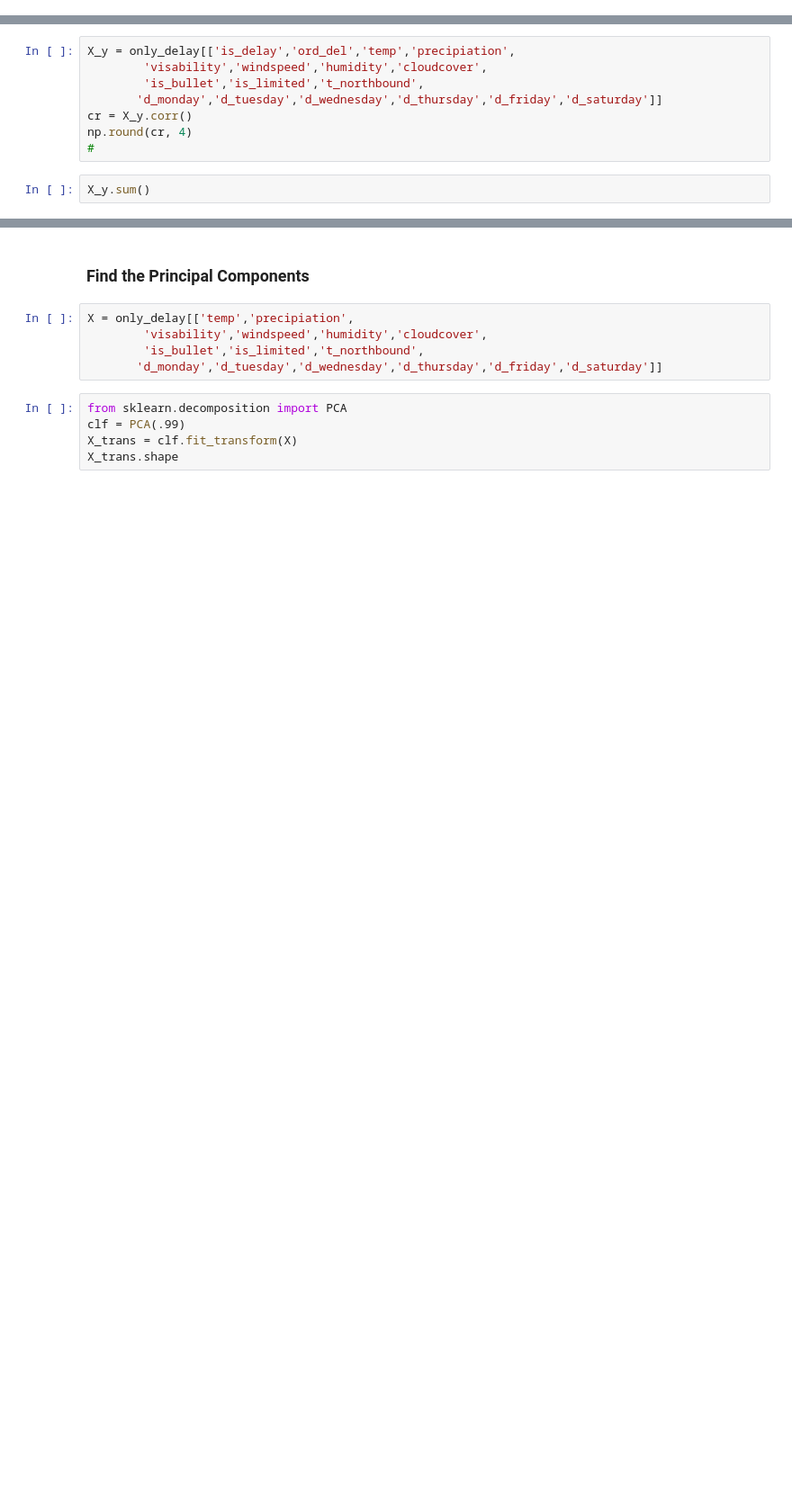
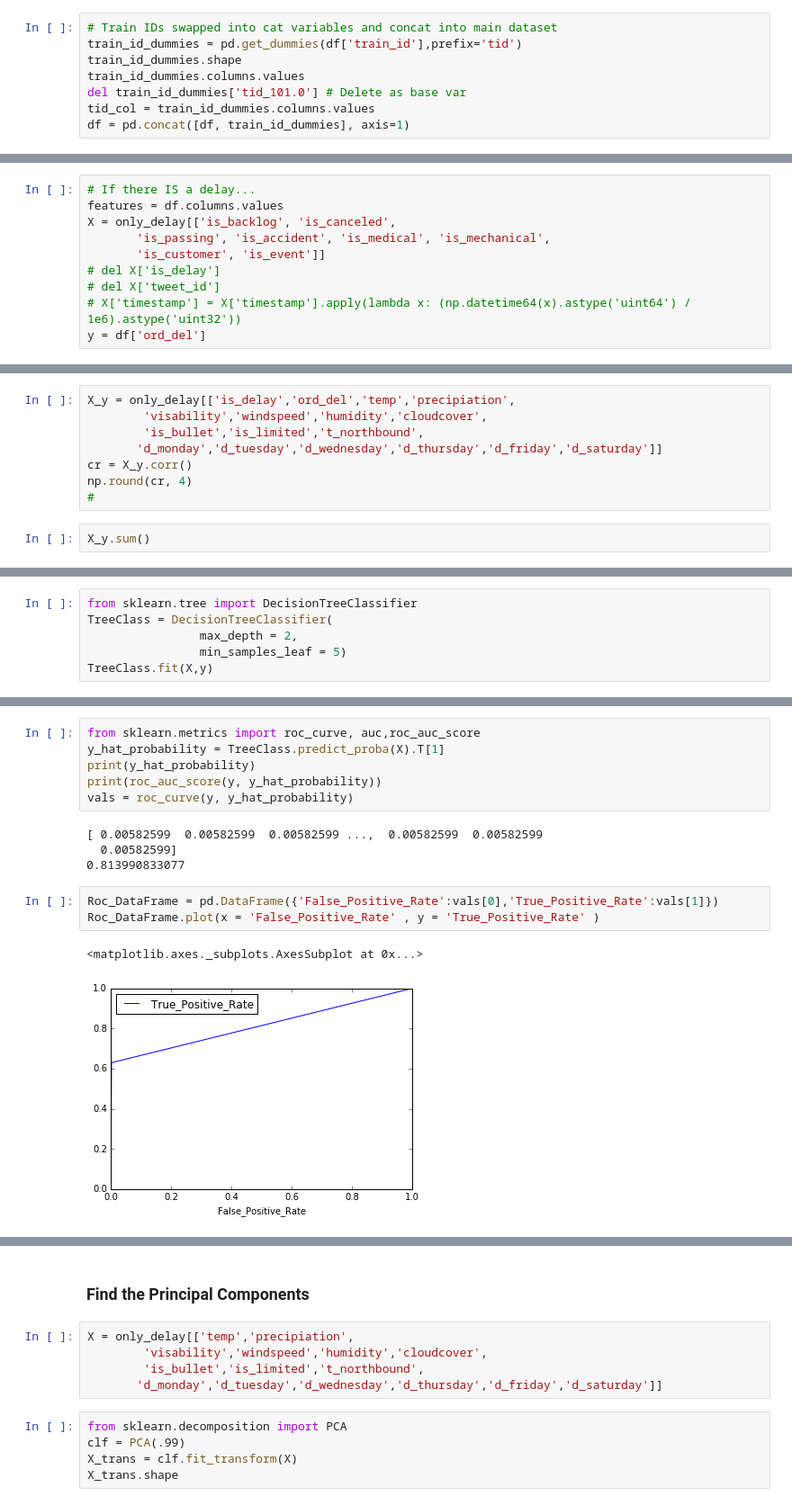
Before and after one commit to lovettbarron/caltrain-predict, a Jupyter notebook: 06initial_analysis.ipynb, the cells around one changed output, grey strips where cells are left out. Shown: that part at 90% size. Drawn from its saved outputs; the diff is of its cells as text; blank space fills up the shorter version.

Commit message:
Added a focus on decision trees, got a pretty decent ROC and false positive rate

```diff
--- a/06initial_analysis.ipynb
+++ b/06initial_analysis.ipynb
@@ -54,0 +87,8 @@ df['timestamp'].dtype
+# %%
+# Train IDs swapped into cat variables and concat into main dataset
+train_id_dummies = pd.get_dummies(df['train_id'],prefix='tid')
+train_id_dummies.shape
+train_id_dummies.columns.values
+del train_id_dummies['tid_101.0'] # Delete as base var
+tid_col = train_id_dummies.columns.values
+df = pd.concat([df, train_id_dummies], axis=1)
@@ -66,3 +128,13 @@ y = df['del_ord']
+# %%
+# If there IS a delay...
+features = df.columns.values
+X = only_delay[['is_backlog', 'is_canceled',
+       'is_passing', 'is_accident', 'is_medical', 'is_mechanical',
+       'is_customer', 'is_event']]
+# del X['is_delay']
+# del X['tweet_id']
+# X['timestamp'] = X['timestamp'].apply(lambda x: (np.datetime64(x).astype('uint64') / 1e6).astype('uint32'))
+y = df['ord_del']
 # %%
 # X['timestamp'] = X['timestamp'].apply(lambda x:int(x))
 # X['stop_pa'] = X['stop_pa'].apply(lambda x:int(x))
@@ -86,0 +172,6 @@ X_y.sum()
+# %%
+from sklearn.tree import DecisionTreeClassifier
+TreeClass = DecisionTreeClassifier(
+                max_depth = 2,
+                min_samples_leaf = 5)
+TreeClass.fit(X,y)
@@ -86,0 +197,16 @@ X_y.sum()
+# %%
+from sklearn.metrics import roc_curve, auc,roc_auc_score
+y_hat_probability = TreeClass.predict_proba(X).T[1]
+print(y_hat_probability)
+print(roc_auc_score(y, y_hat_probability))
+vals = roc_curve(y, y_hat_probability)
+# %% [output]
+[ 0.00582599  0.00582599  0.00582599 ...,  0.00582599  0.00582599
+  0.00582599]
+0.813990833077
+# %%
+Roc_DataFrame = pd.DataFrame({'False_Positive_Rate':vals[0],'True_Positive_Rate':vals[1]})
+Roc_DataFrame.plot(x = 'False_Positive_Rate' , y = 'True_Positive_Rate' )
+# %% [output]
+<matplotlib.axes._subplots.AxesSubplot at 0x...>
+[figure, added]
```
Also changed, not shown: parts of 34 cells of this notebook, 4 other files.
